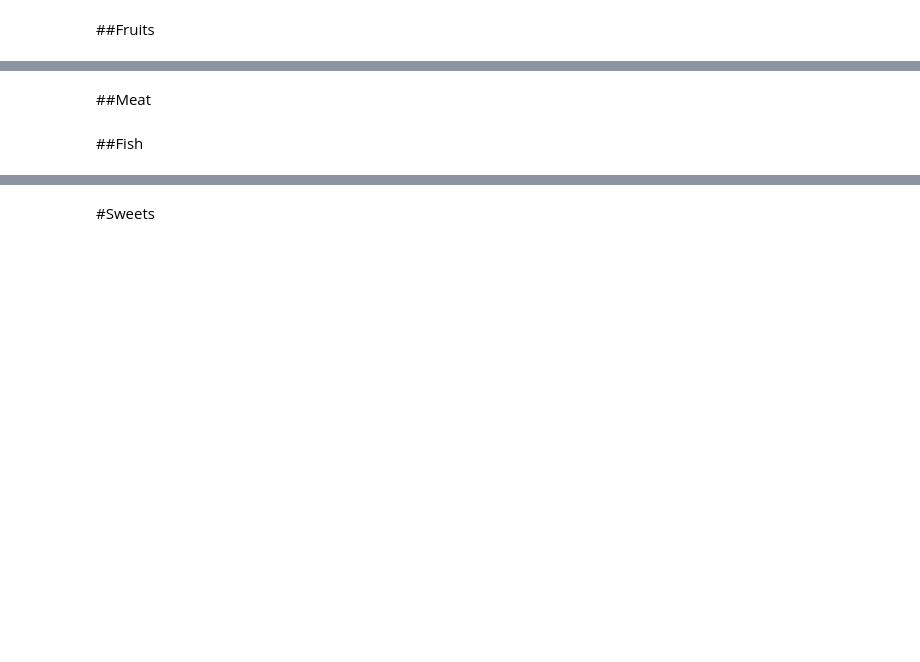
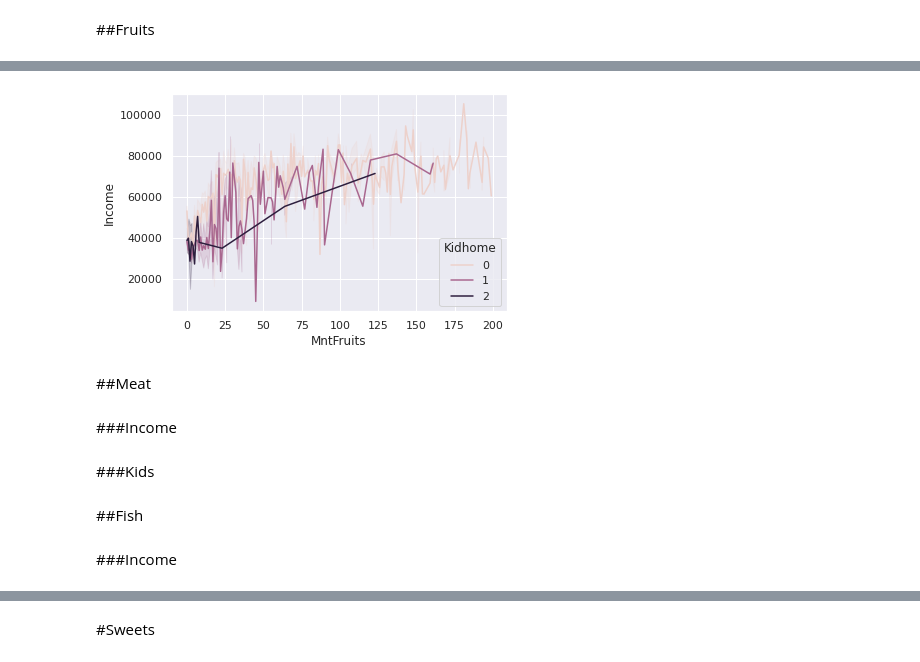
Before and after one commit to clanderson23/Grocery-Analysis, a Jupyter notebook: Grocery_Market_Analysis.ipynb, the cells around one changed output, grey strips where cells are left out. Saved outputs shown, nothing was run; the diff lists cells and outputs as text; code cells hidden in the pictures; blank space fills up the shorter version.

```diff
--- a/Grocery_Market_Analysis.ipynb
+++ b/Grocery_Market_Analysis.ipynb
@@ -284,4 +307,15 @@ plt.ioff()
+# %%
+sns.lineplot(x='MntFruits', y='Income', hue='Kidhome', data=market_df)
+plt.ioff()
+# %% [output]
+[figure, added]
 # %% [markdown]
 ##Meat
+# %% [markdown]
+###Income
+# %% [markdown]
+###Kids
 # %% [markdown]
 ##Fish
+# %% [markdown]
+###Income
```
Also changed, not shown: parts of 12 cells of this notebook.
